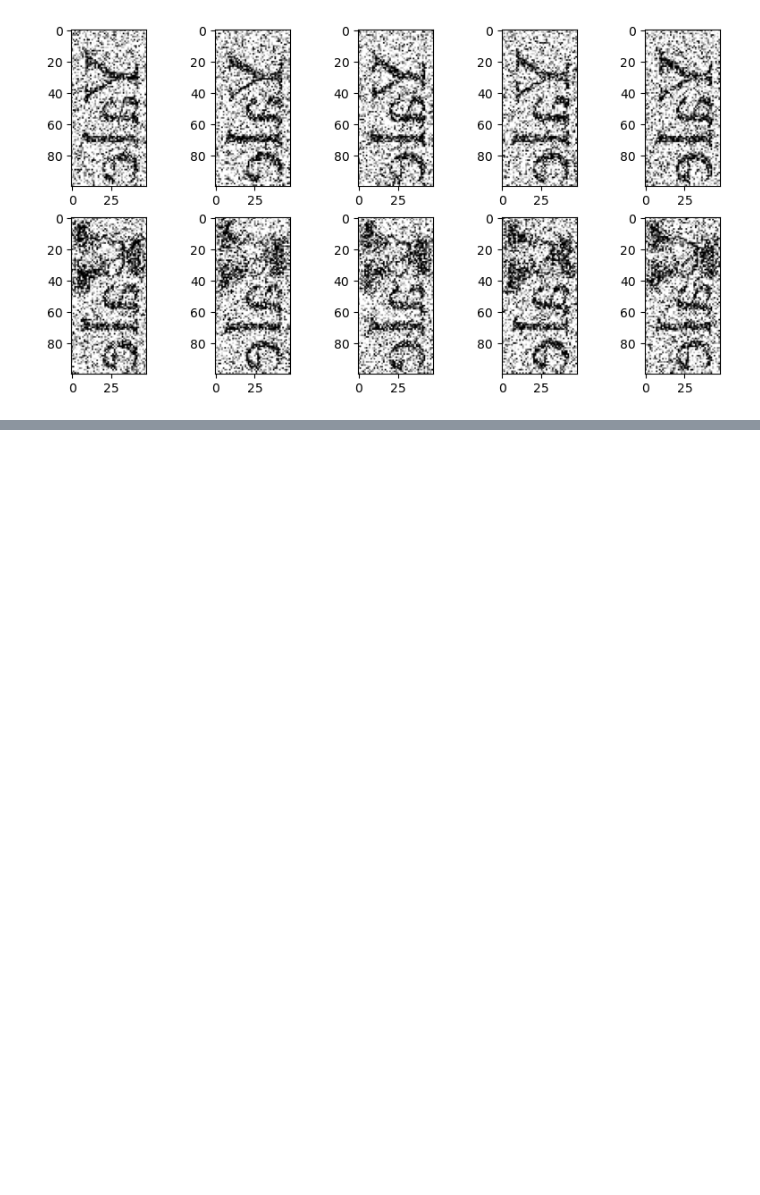
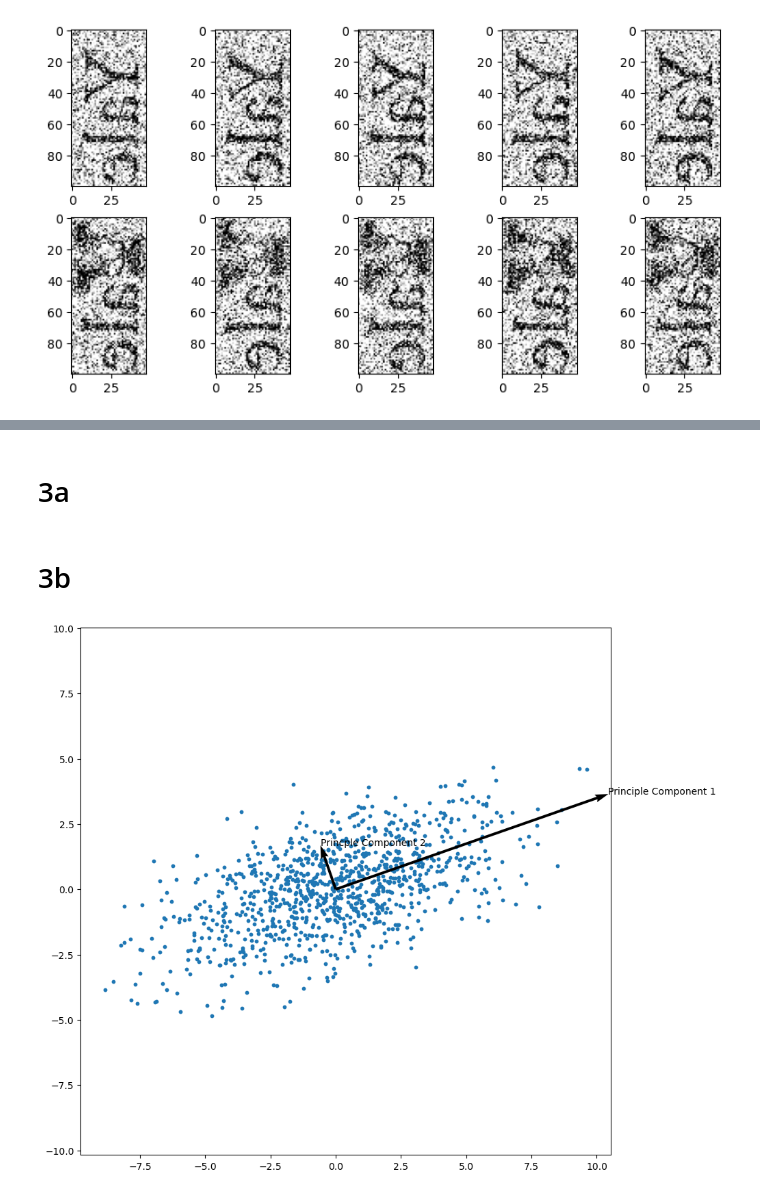
Before and after one commit to BraedenCu/CPSC4750, a Jupyter notebook: assignment_four/homework_4.ipynb, the cells around one changed output, grey strips where cells are left out. Cells and saved outputs as stored; diff of their text form; code cells hidden in the pictures; blank space fills up the shorter version.

```diff
--- a/assignment_four/homework_4.ipynb
+++ b/assignment_four/homework_4.ipynb
@@ -146,0 +186,2 @@ for i in range(0, 10, 1):
+# %% [markdown]
+# 3a
@@ -146,0 +209,29 @@ for i in range(0, 10, 1):
+# %% [markdown]
+# 3b
+# %%
+g = loadmat('gaussian.mat')['gaussian']
+
+components, variances = pca(g, m=2)
+pc_scaled_one = variances[0] * components[:, 0] # scale by variance
+pc_scaled_two = variances[1] * components[:, 1]
+
+plt.figure(figsize=(10, 10))
+plt.scatter(g[:, 0], g[:, 1], s=10)
+
+plt.quiver([0, 0],
+           [0, 0],
+           [pc_scaled_one[0],
+            pc_scaled_two[0]],
+           [pc_scaled_one[1],
+            pc_scaled_two[1]],
+           scale=1,
+           scale_units='xy',
+           width=0.005)
+
+plt.text(pc_scaled_one[0], pc_scaled_one[1], "Principle Component 1")
+plt.text(pc_scaled_two[0], pc_scaled_two[1], "Princple Component 2")
+plt.axis("equal")
+
+plt.show()
+# %% [output]
+[figure, added]
```
Also changed, not shown: parts of 24 cells of this notebook, 2 other files.
